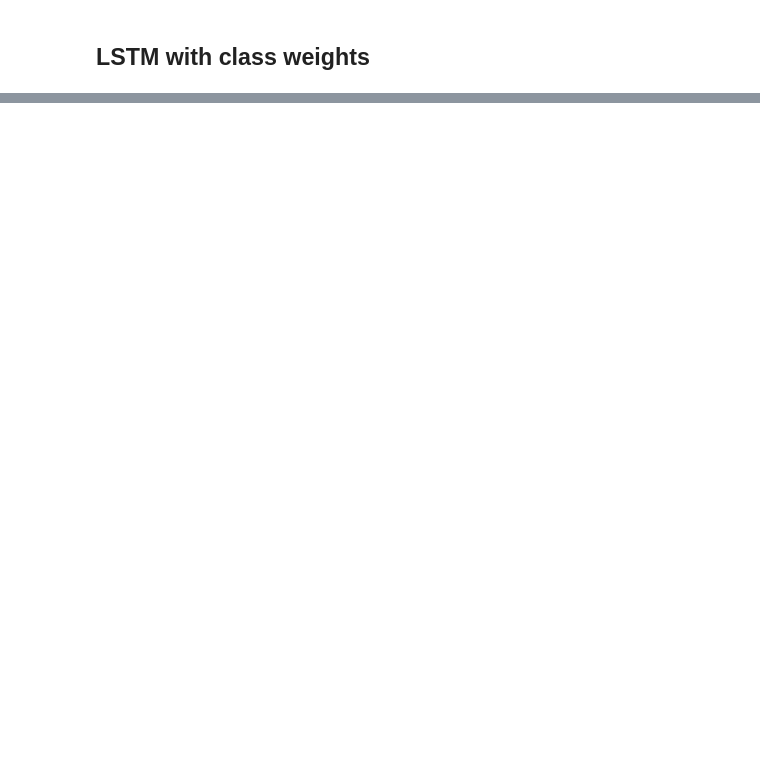
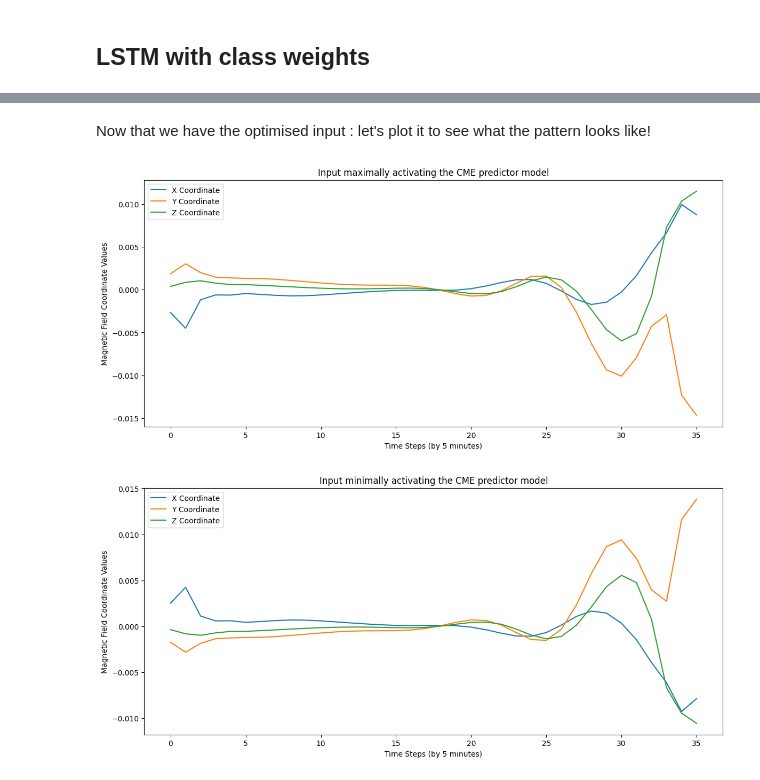
Before and after one commit to CS-433/ml-project-2-ml4esa, a Jupyter notebook: Prediction_models_4.ipynb, the cells around one changed output, grey strips where cells are left out. Drawn from its saved outputs; the diff is of its cells as text; code cells hidden in the pictures; blank space fills up the shorter version.

```diff
--- a/Prediction_models_4.ipynb
+++ b/Prediction_models_4.ipynb
@@ -212,0 +230,42 @@ Recall: 0.0
+# %%
+# Input maximizing the logit for class 1
+model.eval()
+
+# Initialize an input tensor with random data
+input_tensor = torch.zeros((1, 36, 3), requires_grad=True)
+optimizer = torch.optim.SGD([input_tensor], lr=1)
+
+# Want to maximize the logit for class 1, so we can use gradient ascent:
+for i in range(1000):  # Run for a number of iterations
+    optimizer.zero_grad()
+    logits = model(input_tensor)
+
+    # We look at logits for class 1
+    target_logit = logits.squeeze()
+
+    # Maximize the logit (PyTorch minimizes by default, so we negate to maximize)
+    loss = -target_logit
+    loss.backward()
+    optimizer.step()
+
+# Detach the input_tensor from the graph and turn off gradients
+optimized_input = input_tensor.detach().cpu().numpy()
+# %%
+# Input minimizing the logit for class 1
+model.eval()
+
+# Initialize an input tensor with random data
+input_tensor = torch.zeros((1, 36, 3), requires_grad=True)
+optimizer = torch.optim.SGD([input_tensor], lr=1)
+
+# We want to minimize the logit for class 1, using gradient descent
+for i in range(1000):
+    optimizer.zero_grad()
+    logits = model(input_tensor)
+    target_logit = logits.squeeze()
+
+    loss = target_logit
+    loss.backward()
+    optimizer.step()
+
+minimized_input = input_tensor.detach().cpu().numpy()
@@ -212,0 +305,8 @@ Recall: 0.0
+# %% [markdown]
+Now that we have the optimised input : let's plot it to see what the pattern looks like!
+# %%
+plot_series(optimized_input, opti_type='max')
+plot_series(minimized_input, opti_type='min')
+# %% [output]
+[figure, added]
+[figure, added]
```
Also changed, not shown: parts of 8 cells of this notebook, 1 other file.
